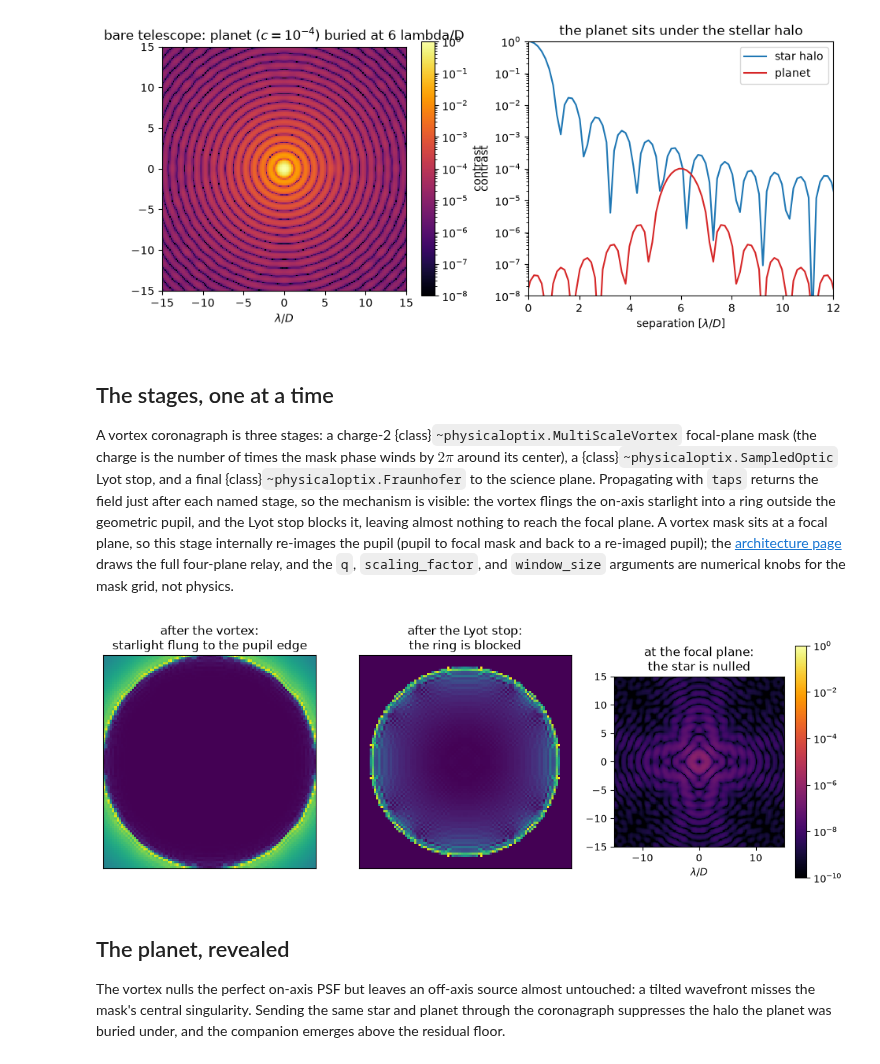
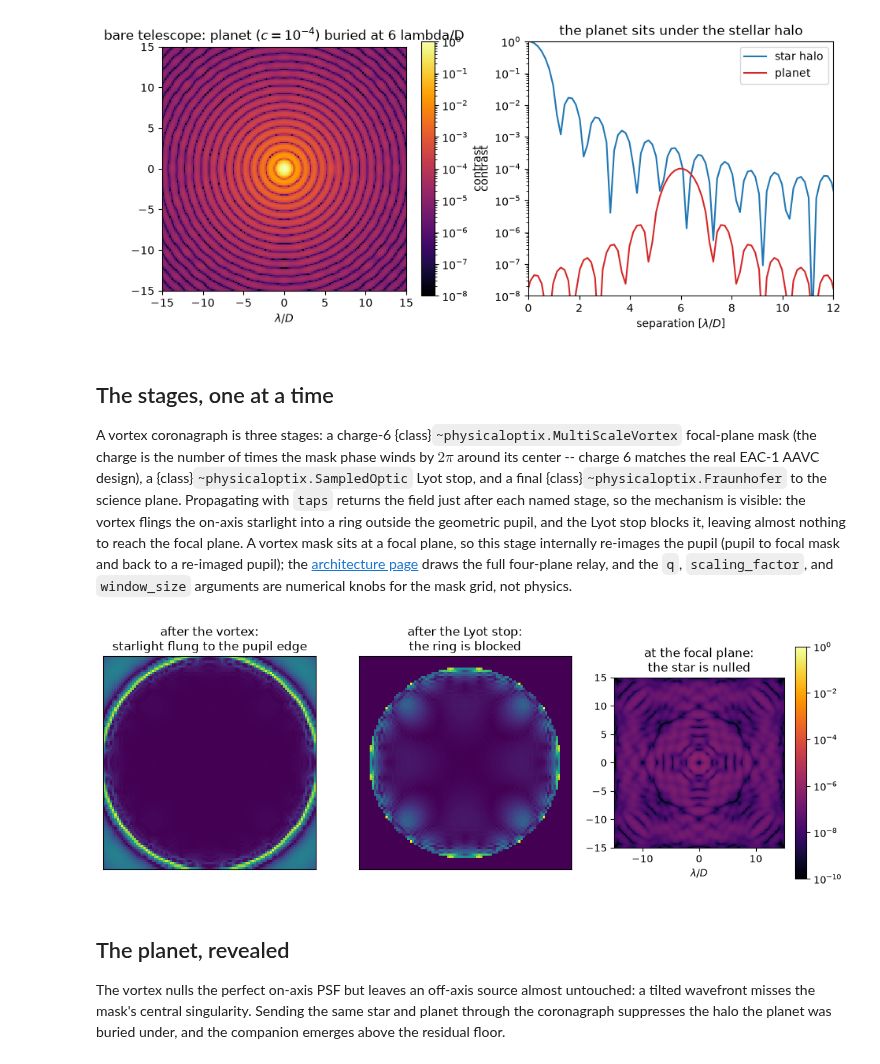
Before and after one commit to CoreySpohn/physicaloptix, a Jupyter notebook: docs/examples/03_Building_a_Coronagraph.ipynb, the cells around one changed output. Drawn from its saved outputs; the diff is of its cells as text; code cells hidden in the pictures.

Commit message:
docs(examples): adopt charge-6 to match the EAC-1 AAVC design

```diff
--- a/docs/examples/03_Building_a_Coronagraph.ipynb
+++ b/docs/examples/03_Building_a_Coronagraph.ipynb
@@ -93,7 +93,7 @@ plt.show()
 # %% [markdown]
 ## The stages, one at a time
 
-A vortex coronagraph is three stages: a charge-2 {class}`~physicaloptix.MultiScaleVortex` focal-plane mask (the charge is the number of times the mask phase winds by $2\pi$ around its center), a
+A vortex coronagraph is three stages: a charge-6 {class}`~physicaloptix.MultiScaleVortex` focal-plane mask (the charge is the number of times the mask phase winds by $2\pi$ around its center -- charge 6 matches the real EAC-1 AAVC design), a
 {class}`~physicaloptix.SampledOptic` Lyot stop, and a final
 {class}`~physicaloptix.Fraunhofer` to the science plane. Propagating with
 `taps` returns the field just after each named stage, so the mechanism is
@@ -102,7 +102,7 @@ geometric pupil, and the Lyot stop blocks it, leaving almost nothing to reach th
 # %%
 lyot_mask = ((ug**2 + vg**2) <= 0.45**2).astype(float)
 vortex = MultiScaleVortex.build(
-    charge=2, npup=NPUP, q=64, scaling_factor=4, window_size=16
+    charge=6, npup=NPUP, q=64, scaling_factor=4, window_size=16
 )
 lyot = SampledOptic(
     transmission=jnp.asarray(lyot_mask), grid=pupil, plane=PlaneKind.PUPIL
@@ -112,34 +112,34 @@ train = OpticalPath(
         Stage("vortex", vortex),
         Stage("lyot", lyot),
         Stage("sci", Fraunhofer(grid_in=pupil, grid_out=focal)),
     )
 )
 
 final, taps = train.propagate(flat, taps=("vortex", "lyot"))
 post_vortex = np.abs(np.asarray(taps["vortex"].data))
 post_lyot = np.abs(np.asarray(taps["lyot"].data))
 focal_img = np.abs(np.asarray(final.data)) ** 2 / star_peak
 
 fig, axes = plt.subplots(1, 3, figsize=(13, 4.2))
 axes[0].imshow(post_vortex, origin="lower", cmap="viridis")
 axes[0].set_title("after the vortex:\nstarlight flung to the pupil edge")
 axes[1].imshow(post_lyot, origin="lower", cmap="viridis")
 axes[1].set_title("after the Lyot stop:\nthe ring is blocked")
 for ax in axes[:2]:
     ax.set_xticks([]), ax.set_yticks([])
 im = axes[2].imshow(
     focal_img,
     origin="lower",
     cmap="inferno",
     norm=LogNorm(1e-10, 1),
     extent=ext,
     interpolation="none",
 )
 axes[2].set_title("at the focal plane:\nthe star is nulled")
 axes[2].set_xlabel(r"$\lambda/D$"), fig.colorbar(im, ax=axes[2])
 plt.show()
 # %% [output]
-[figure, old version]
+[figure, new version]
 # %% [markdown]
 ## The planet, revealed
 
```
Also changed, not shown: parts of 5 cells of this notebook, 1 other file.
